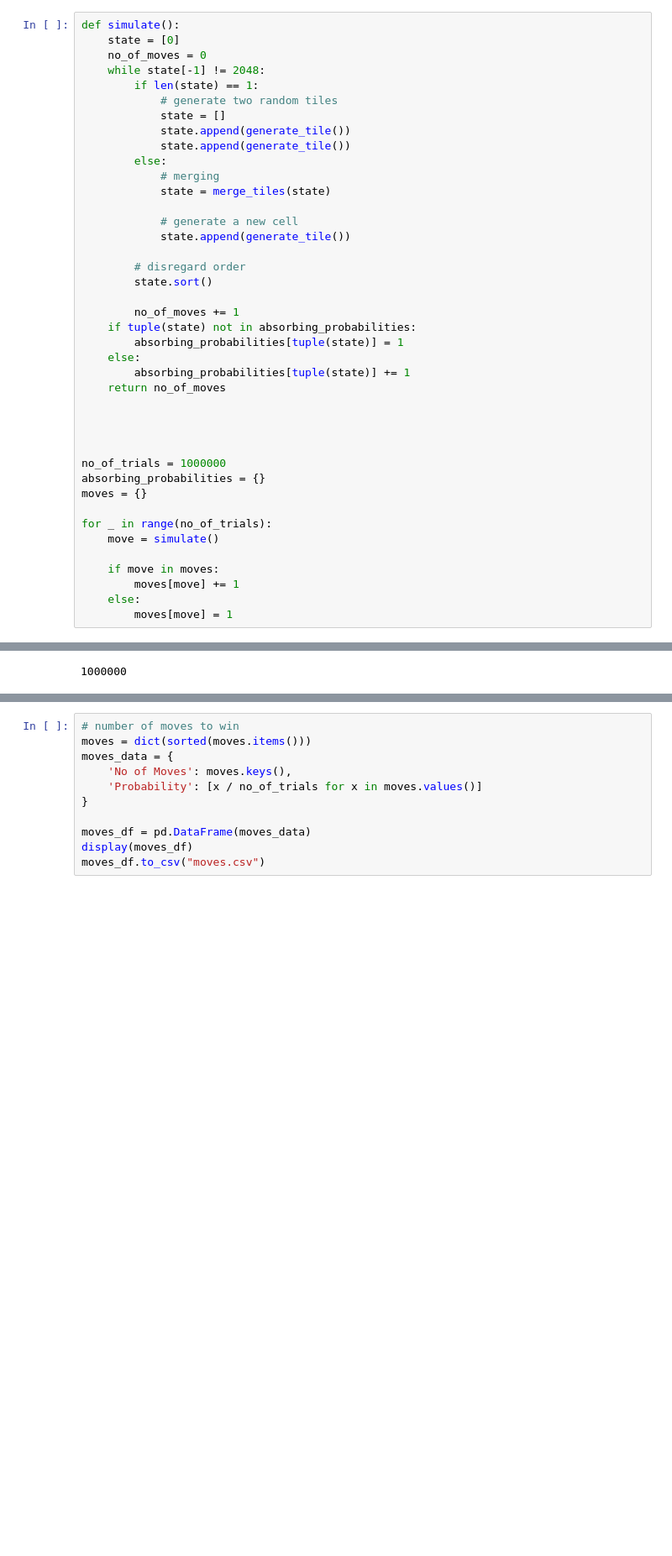
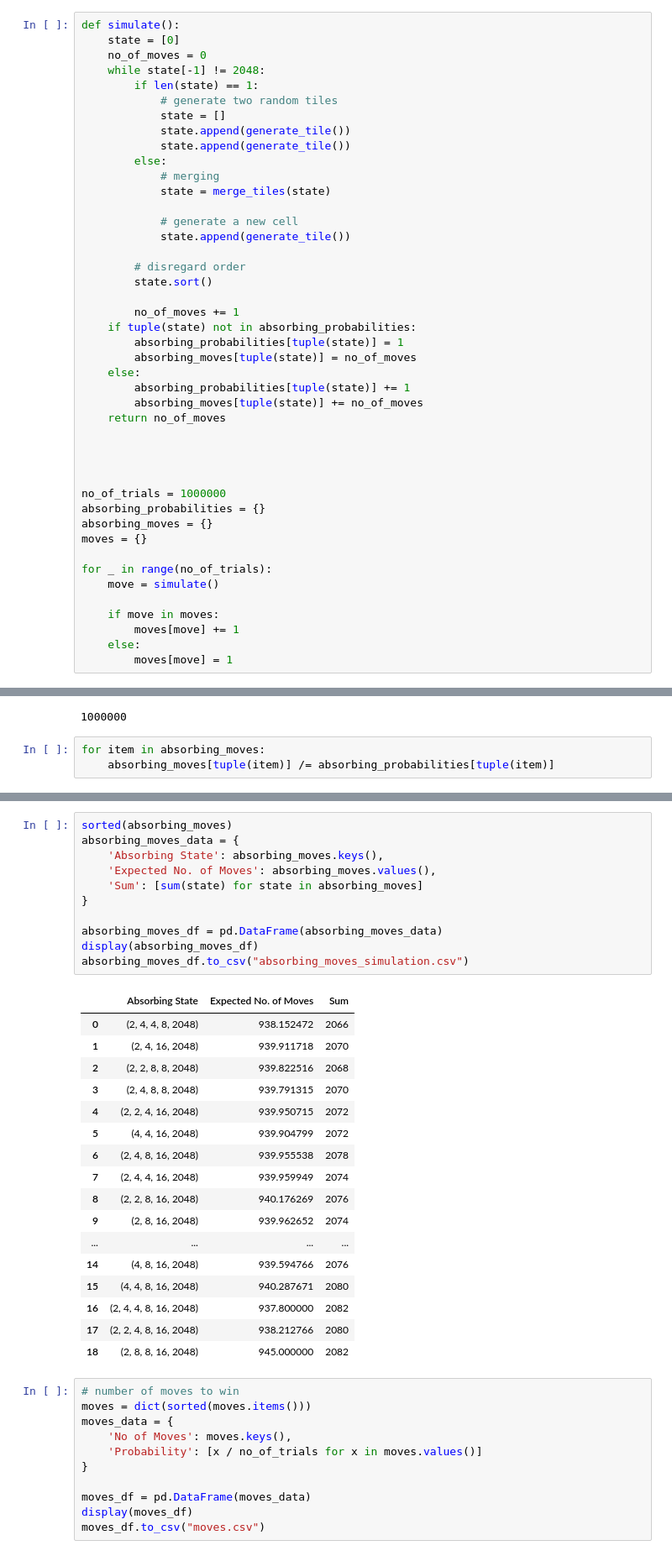
Before and after one commit to potpot1029/ESTR2018_Project, a Jupyter notebook: simulation.ipynb, the cells around one changed output, grey strips where cells are left out. Shown at 84% size. Drawn from its saved outputs; the diff is of its cells as text; blank space fills up the shorter version.

```diff
--- a/simulation.ipynb
+++ b/simulation.ipynb
@@ -41,8 +41,10 @@ def simulate():
         no_of_moves += 1
     if tuple(state) not in absorbing_probabilities:
         absorbing_probabilities[tuple(state)] = 1
+        absorbing_moves[tuple(state)] = no_of_moves
     else:
         absorbing_probabilities[tuple(state)] += 1
+        absorbing_moves[tuple(state)] += no_of_moves
     return no_of_moves
 
 
@@ -50,6 +52,7 @@ def simulate():
 
 no_of_trials = 1000000
 absorbing_probabilities = {}
+absorbing_moves = {}
 moves = {}
 
 for _ in range(no_of_trials):
@@ -63,3 +66,6 @@ for _ in range(no_of_trials):
 no_of_trials
 # %% [output]
 1000000
+# %%
+for item in absorbing_moves:
+    absorbing_moves[tuple(item)] /= absorbing_probabilities[tuple(item)]
@@ -91,3 +119,32 @@ for item in absorbing_probabilities:
+# %%
+sorted(absorbing_moves)
+absorbing_moves_data = {
+    'Absorbing State': absorbing_moves.keys(),
+    'Expected No. of Moves': absorbing_moves.values(),
+    'Sum': [sum(state) for state in absorbing_moves]
+}
+
+absorbing_moves_df = pd.DataFrame(absorbing_moves_data)
+display(absorbing_moves_df)
+absorbing_moves_df.to_csv("absorbing_moves_simulation.csv")
+# %% [output]
+|  | Absorbing State | Expected No. of Moves | Sum |
+| 0 | (2, 4, 4, 8, 2048) | 938.152472 | 2066 |
+| 1 | (2, 4, 16, 2048) | 939.911718 | 2070 |
+| 2 | (2, 2, 8, 8, 2048) | 939.822516 | 2068 |
+| 3 | (2, 4, 8, 8, 2048) | 939.791315 | 2070 |
+| 4 | (2, 2, 4, 16, 2048) | 939.950715 | 2072 |
+| 5 | (4, 4, 16, 2048) | 939.904799 | 2072 |
+| 6 | (2, 4, 8, 16, 2048) | 939.955538 | 2078 |
+| 7 | (2, 4, 4, 16, 2048) | 939.959949 | 2074 |
+| 8 | (2, 2, 8, 16, 2048) | 940.176269 | 2076 |
+| 9 | (2, 8, 16, 2048) | 939.962652 | 2074 |
+| ... | ... | ... | ... |
+| 14 | (4, 8, 16, 2048) | 939.594766 | 2076 |
+| 15 | (4, 4, 8, 16, 2048) | 940.287671 | 2080 |
+| 16 | (2, 4, 4, 8, 16, 2048) | 937.800000 | 2082 |
+| 17 | (2, 2, 4, 8, 16, 2048) | 938.212766 | 2080 |
+| 18 | (2, 8, 8, 16, 2048) | 945.000000 | 2082 |
 # %%
 # number of moves to win
 moves = dict(sorted(moves.items()))
```
Also changed, not shown: parts of 4 cells of this notebook, 3 other files.
